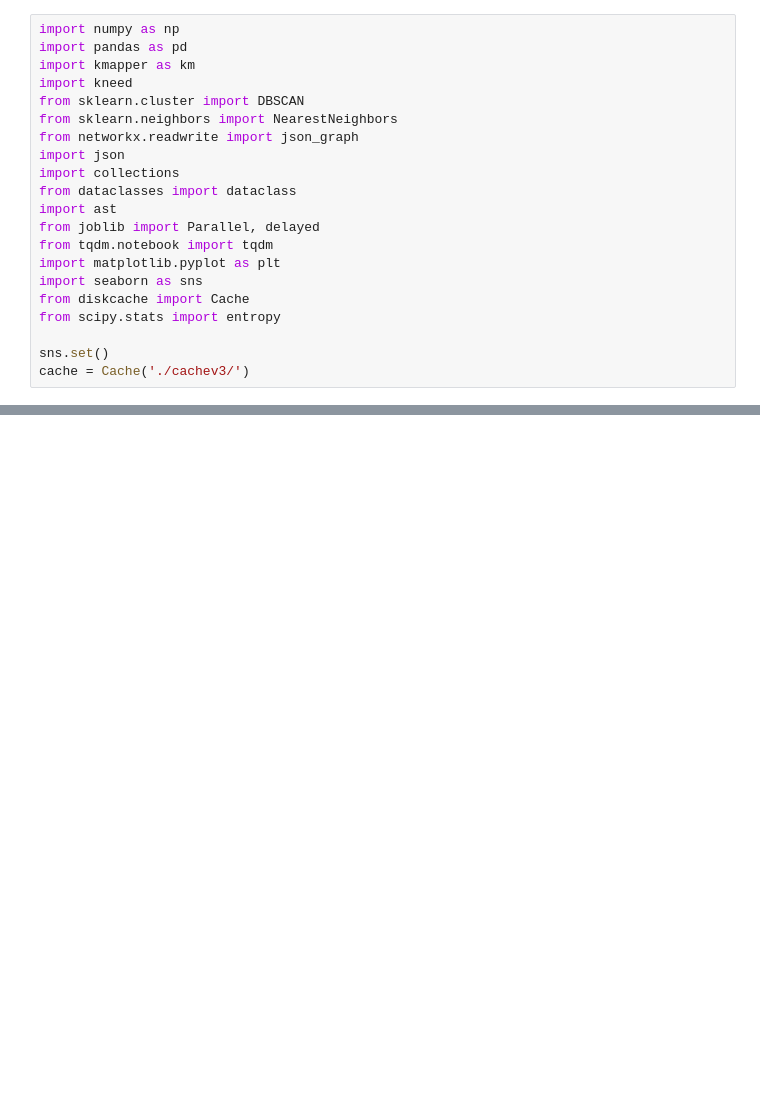
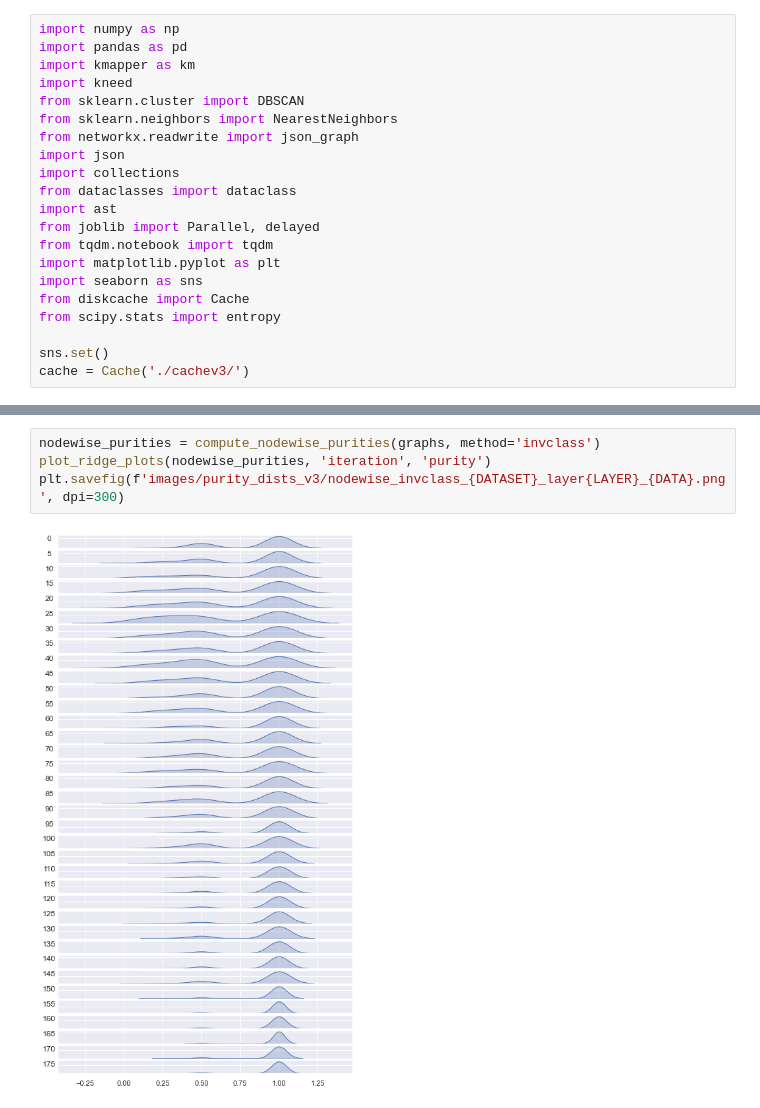
Before and after one commit to tdavislab/TopoBERT, a Jupyter notebook: notebooks/impuritiesv3.ipynb, the cells around one changed output, grey strips where cells are left out. Cells and saved outputs as stored; diff of their text form; blank space fills up the shorter version.

```diff
--- a/notebooks/impuritiesv3.ipynb
+++ b/notebooks/impuritiesv3.ipynb
@@ -254,3 +254,9 @@ plot_ridge_plots(nodewise_purities, 'iteration', 'purity')
+# %%
+nodewise_purities = compute_nodewise_purities(graphs, method='invclass')
+plot_ridge_plots(nodewise_purities, 'iteration', 'purity')
+plt.savefig(f'images/purity_dists_v3/nodewise_invclass_{DATASET}_layer{LAYER}_{DATA}.png', dpi=300)
+# %% [output]
+[figure, added]
 # %%
 pointwise_purities = compute_pointwise_purities(graphs)
 plot_ridge_plots(pointwise_purities, 'iteration', 'purity')
```
Also changed, not shown: parts of 7 cells of this notebook, 6 other files.
